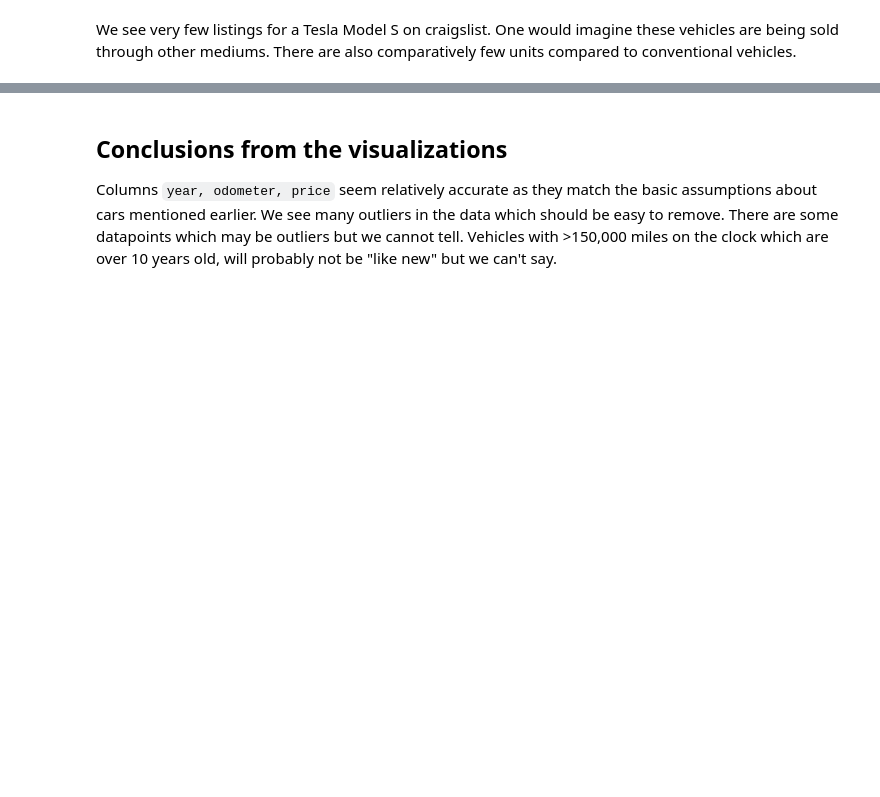
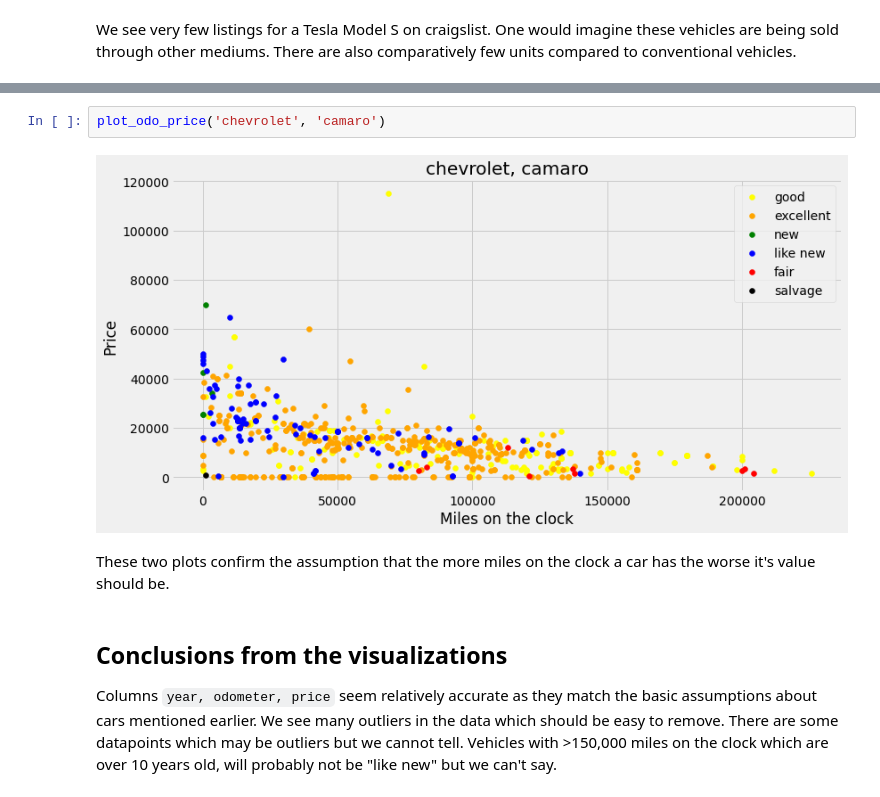
Before and after one commit to sjhatfield/car-purchase-help, a Jupyter notebook: notebooks/initial_exploration.ipynb, the cells around one changed output, grey strips where cells are left out. Cells and saved outputs as stored; diff of their text form; blank space fills up the shorter version.

```diff
--- a/notebooks/initial_exploration.ipynb
+++ b/notebooks/initial_exploration.ipynb
@@ -307,3 +319,9 @@ We see very few listings for a Tesla Model S on craigslist. One would imagine th
+# %%
+plot_odo_price('chevrolet', 'camaro')
+# %% [output]
+[figure, added]
+# %% [markdown]
+These two plots confirm the assumption that the more miles on the clock a car has the worse it's value should be.
 # %% [markdown]
 ## Conclusions from the visualizations
 
```
Also changed, not shown: parts of 8 cells of this notebook, 2 other files.
